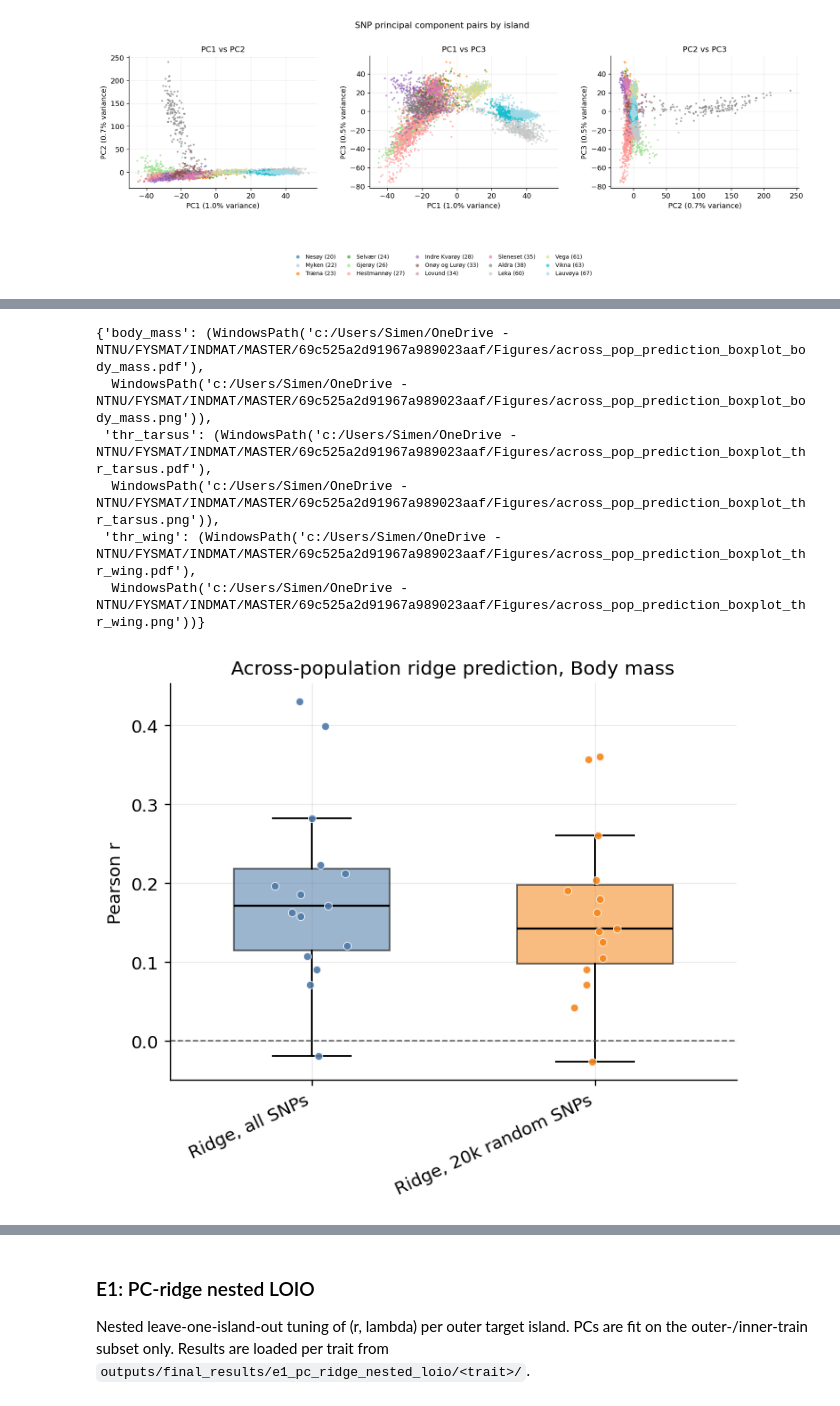
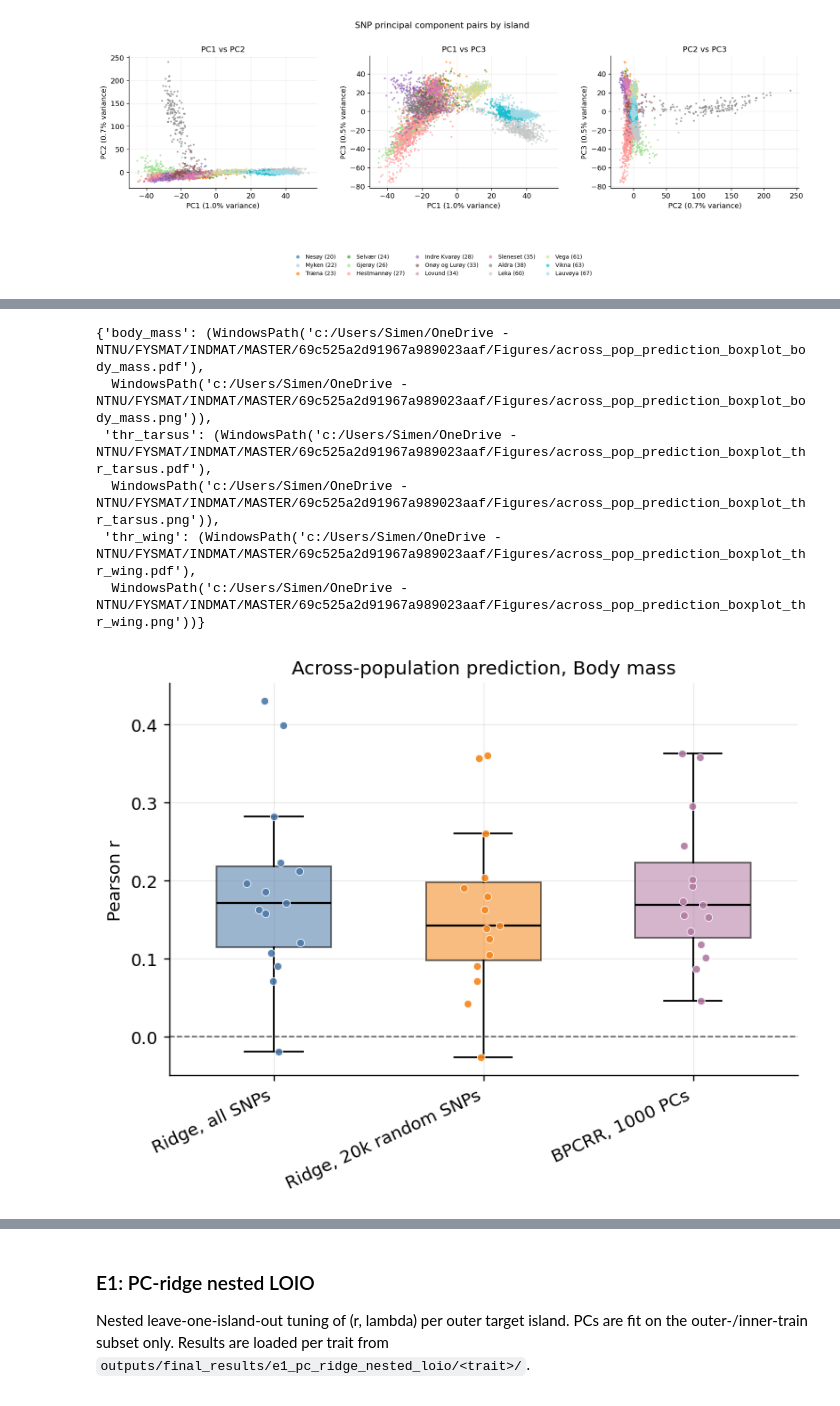
Before and after one commit to simennes/Master_thesis, a Jupyter notebook: notebooks/thesis_figures.ipynb, the cells around one changed output, grey strips where cells are left out. Cells and saved outputs as stored; diff of their text form; code cells hidden in the pictures.

Commit message:
thesis_figures update

```diff
--- a/notebooks/thesis_figures.ipynb
+++ b/notebooks/thesis_figures.ipynb
@@ -509,10 +585,10 @@ def plot_across_pop_prediction_boxplots_by_trait(
     trait_order=None,
 ):
     if box_df.empty:
-        print("No across-population ridge results found yet.")
+        print("No across-population results found yet.")
         return {}
 
-    method_order = list(method_order or RIDGE_METHOD_ORDER)
+    method_order = list(method_order or ACROSS_POP_METHOD_ORDER)
     method_order = [m for m in method_order if m in set(box_df["method"])]
     method_order += [m for m in box_df["method"].dropna().unique() if m not in method_order]
 
@@ -523,6 +599,7 @@ def plot_across_pop_prediction_boxplots_by_trait(
         "Ridge, all SNPs": "#4C78A8",
         "Ridge, 20k random SNPs": "#F58518",
         "Ridge, 1000 PCs": "#54A24B",
+        "BPCRR, 1000 PCs": "#B279A2",
     }
     fallback_colors = plt.get_cmap("tab10")
 
@@ -535,7 +612,7 @@ def plot_across_pop_prediction_boxplots_by_trait(
         if sub.empty:
             continue
 
-        fig, ax = plt.subplots(figsize=(5.6, 4.8), constrained_layout=True)
+        fig, ax = plt.subplots(figsize=(6.2, 4.8), constrained_layout=True)
         rng = np.random.default_rng(14)
         for pos, method in enumerate(method_order):
             values = sub.loc[sub["method"] == method, "pearson_r"].dropna().to_numpy(dtype=float)
@@ -564,34 +641,34 @@ def plot_across_pop_prediction_boxplots_by_trait(
                 s=24,
                 color=color,
                 edgecolor="white",
                 linewidth=0.5,
                 alpha=0.9,
                 zorder=3,
             )
 
         ax.axhline(0, color="0.35", linewidth=0.9, linestyle="--")
-        ax.set_title(f"Across-population ridge prediction, {TRAIT_LABELS.get(trait, trait)}")
+        ax.set_title(f"Across-population prediction, {TRAIT_LABELS.get(trait, trait)}")
         ax.set_ylabel("Pearson r")
         ax.set_xticks(range(len(method_order)))
         ax.set_xticklabels(method_order, rotation=25, ha="right")
         style_axes(ax)
 
         pdf_path = output_dir / f"{file_stem}_{trait}.pdf"
         png_path = output_dir / f"{file_stem}_{trait}.png"
         fig.savefig(pdf_path, bbox_inches="tight")
         fig.savefig(png_path, bbox_inches="tight")
         paths_by_trait[trait] = (pdf_path, png_path)
 
     return paths_by_trait
 
 
-ridge_across_pop_paths = plot_across_pop_prediction_boxplots_by_trait(ridge_across_pop_box_df)
-ridge_across_pop_paths
+across_pop_paths = plot_across_pop_prediction_boxplots_by_trait(across_pop_box_df)
+across_pop_paths
 # %% [output]
 {'body_mass': (WindowsPath('c:/Users/Simen/OneDrive - NTNU/FYSMAT/INDMAT/MASTER/69c525a2d91967a989023aaf/Figures/across_pop_prediction_boxplot_body_mass.pdf'),
   WindowsPath('c:/Users/Simen/OneDrive - NTNU/FYSMAT/INDMAT/MASTER/69c525a2d91967a989023aaf/Figures/across_pop_prediction_boxplot_body_mass.png')),
  'thr_tarsus': (WindowsPath('c:/Users/Simen/OneDrive - NTNU/FYSMAT/INDMAT/MASTER/69c525a2d91967a989023aaf/Figures/across_pop_prediction_boxplot_thr_tarsus.pdf'),
   WindowsPath('c:/Users/Simen/OneDrive - NTNU/FYSMAT/INDMAT/MASTER/69c525a2d91967a989023aaf/Figures/across_pop_prediction_boxplot_thr_tarsus.png')),
  'thr_wing': (WindowsPath('c:/Users/Simen/OneDrive - NTNU/FYSMAT/INDMAT/MASTER/69c525a2d91967a989023aaf/Figures/across_pop_prediction_boxplot_thr_wing.pdf'),
   WindowsPath('c:/Users/Simen/OneDrive - NTNU/FYSMAT/INDMAT/MASTER/69c525a2d91967a989023aaf/Figures/across_pop_prediction_boxplot_thr_wing.png'))}
-[figure, old version]
+[figure, new version]
```
Also changed, not shown: parts of 5 cells of this notebook, 1 other file.
